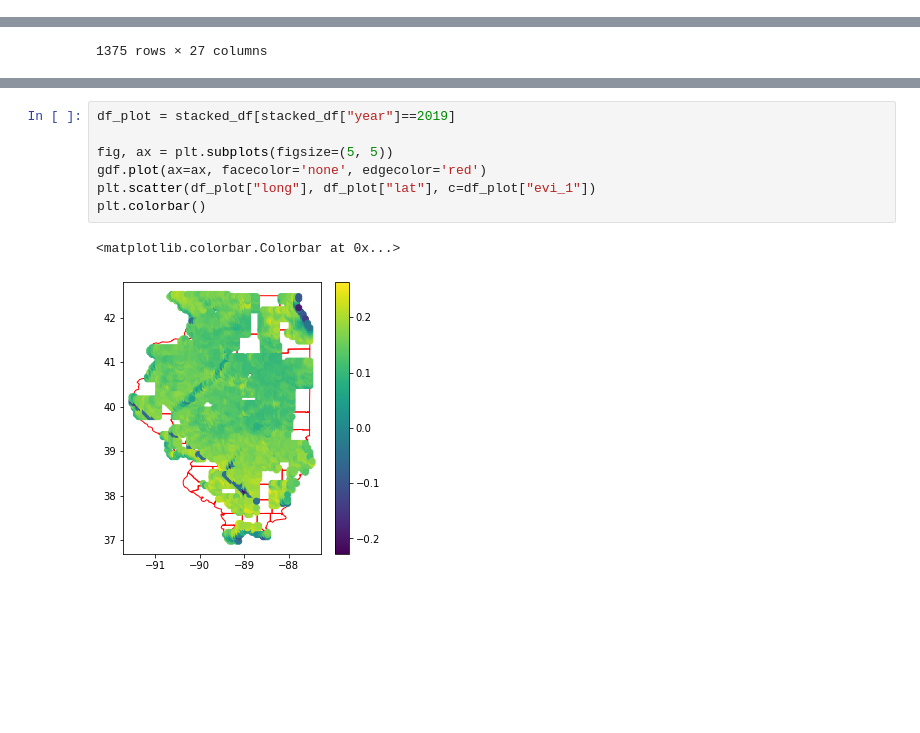
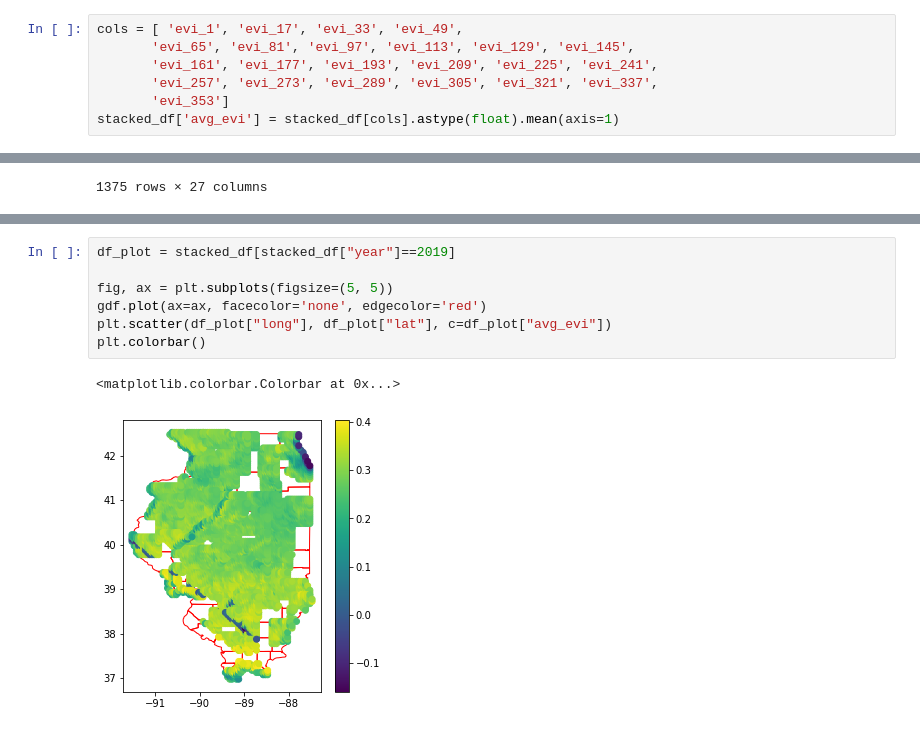
Before and after one commit to shivanp/crop-yield, a Jupyter notebook: main_notebook.ipynb, the cells around one changed output, grey strips where cells are left out. Saved outputs shown, nothing was run; the diff lists cells and outputs as text; blank space fills up the shorter version.

Commit message:
pretty plots

```diff
--- a/main_notebook.ipynb
+++ b/main_notebook.ipynb
@@ -203,0 +213,7 @@ stacked_df
+# %%
+cols = [ 'evi_1', 'evi_17', 'evi_33', 'evi_49',
+       'evi_65', 'evi_81', 'evi_97', 'evi_113', 'evi_129', 'evi_145',
+       'evi_161', 'evi_177', 'evi_193', 'evi_209', 'evi_225', 'evi_241',
+       'evi_257', 'evi_273', 'evi_289', 'evi_305', 'evi_321', 'evi_337',
+       'evi_353']
+stacked_df['avg_evi'] = stacked_df[cols].astype(float).mean(axis=1)
@@ -221,10 +260,10 @@ avg_EVI
 # %%
 df_plot = stacked_df[stacked_df["year"]==2019]
 
 fig, ax = plt.subplots(figsize=(5, 5))
 gdf.plot(ax=ax, facecolor='none', edgecolor='red')
-plt.scatter(df_plot["long"], df_plot["lat"], c=df_plot["evi_1"])
+plt.scatter(df_plot["long"], df_plot["lat"], c=df_plot["avg_evi"])
 plt.colorbar()
 # %% [output]
 <matplotlib.colorbar.Colorbar at 0x...>
-[figure, old version]
+[figure, new version]
```
Also changed, not shown: parts of 3 cells of this notebook, 1 other file.
